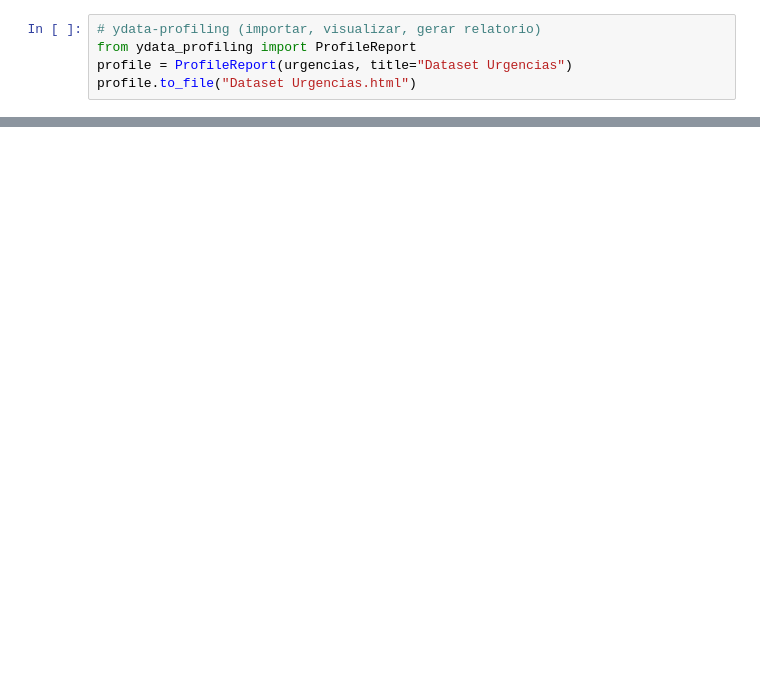
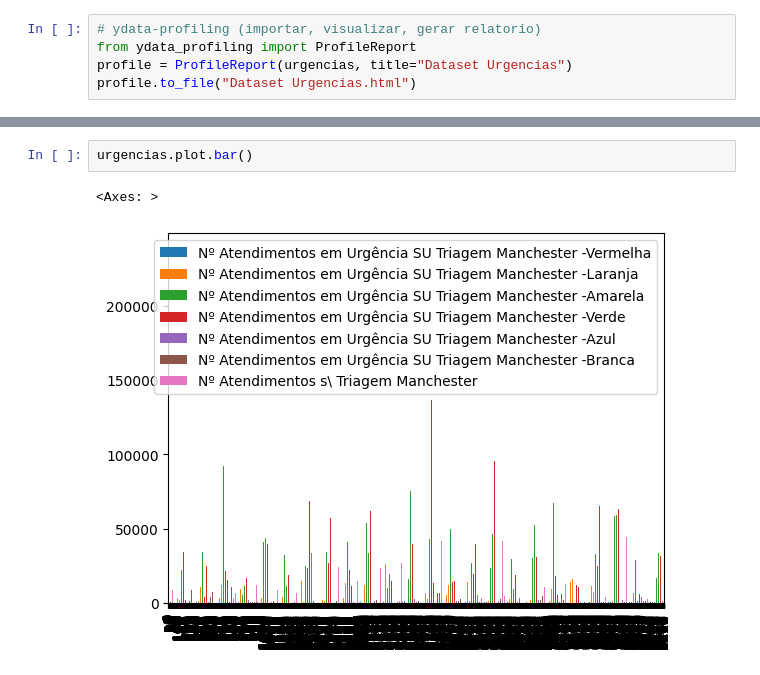
Before and after one commit to AvelinoAlmeida/Analise_Dados, a Jupyter notebook: Trabalho_Prático/urgencias.ipynb, the cells around one changed output, grey strips where cells are left out. Saved outputs shown, nothing was run; the diff lists cells and outputs as text; blank space fills up the shorter version.

```diff
--- a/Trabalho_Prático/urgencias.ipynb
+++ b/Trabalho_Prático/urgencias.ipynb
@@ -18,0 +94,5 @@ profile.to_file("Dataset Urgencias.html")
+# %%
+urgencias.plot.bar()
+# %% [output]
+<Axes: >
+[figure, added]
```
Also changed, not shown: parts of 10 cells of this notebook, 2 other files.
